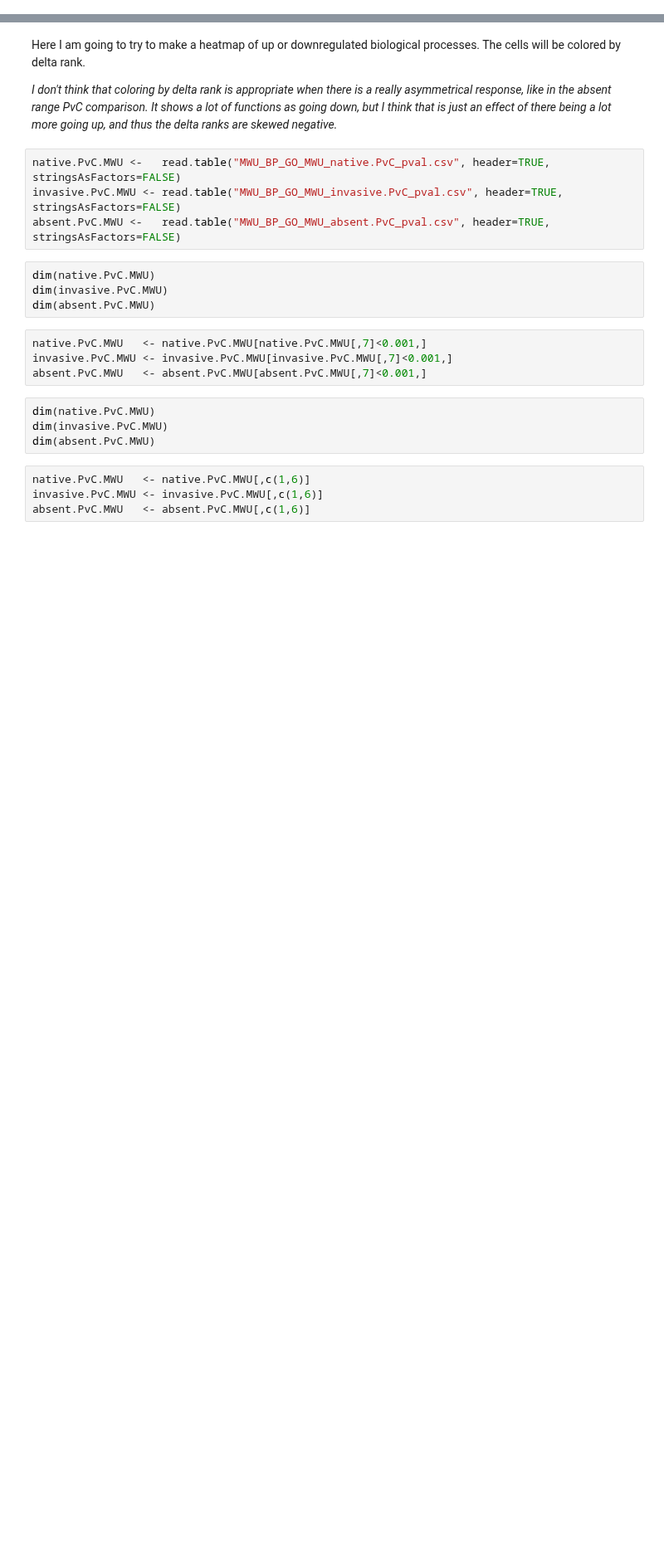
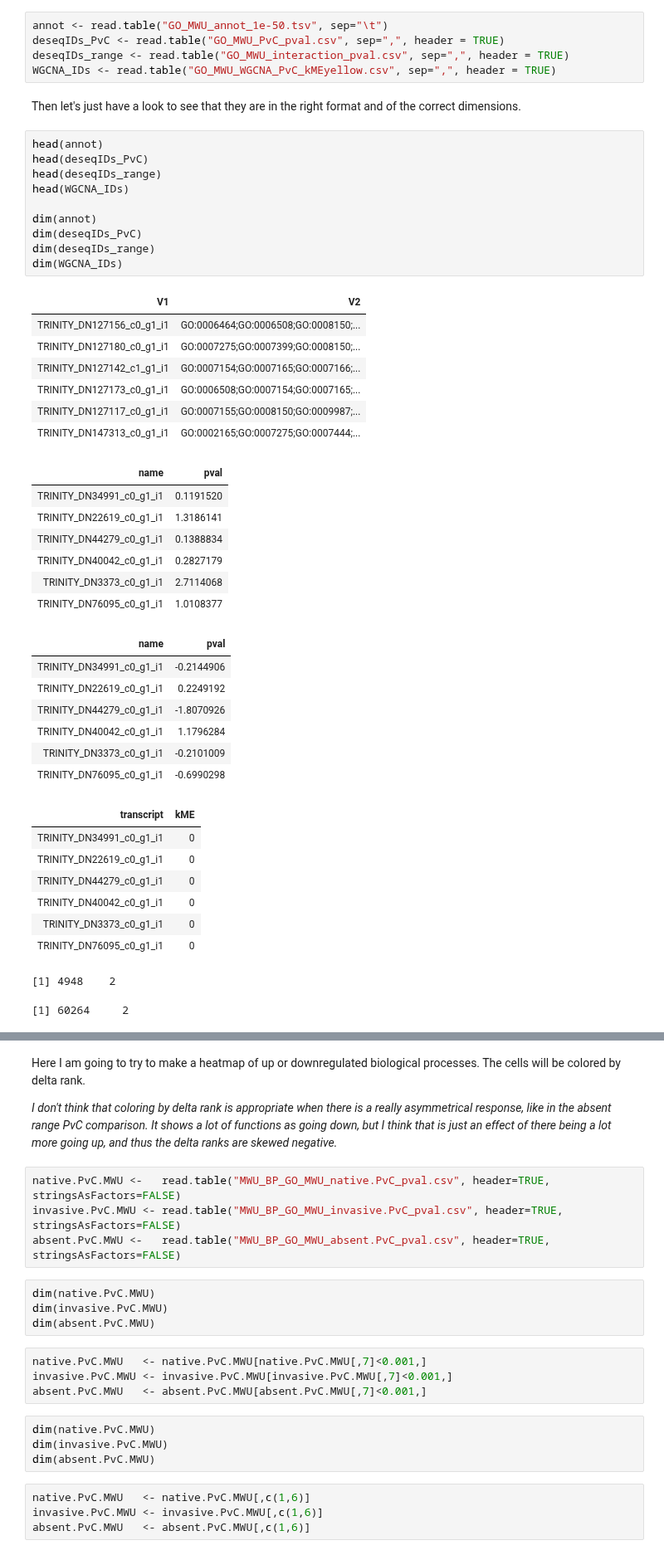
Before and after one commit to tepoltlab/RhithroLoxo_DE, a Jupyter notebook: GO_MWU/GO_MWU.ipynb, the cells around one changed output, grey strips where cells are left out. Shown at 83% size. Saved outputs shown, nothing was run; the diff lists cells and outputs as text; blank space fills up the shorter version.

```diff
--- a/GO_MWU/GO_MWU.ipynb
+++ b/GO_MWU/GO_MWU.ipynb
@@ -12,0 +15,48 @@ Also, before running this, you need to have already run the differential express
+# %%
+annot <- read.table("GO_MWU_annot_1e-50.tsv", sep="\t")
+deseqIDs_PvC <- read.table("GO_MWU_PvC_pval.csv", sep=",", header = TRUE)
+deseqIDs_range <- read.table("GO_MWU_interaction_pval.csv", sep=",", header = TRUE)
+WGCNA_IDs <- read.table("GO_MWU_WGCNA_PvC_kMEyellow.csv", sep=",", header = TRUE)
+# %% [markdown]
+Then let's just have a look to see that they are in the right format and of the correct dimensions.
+# %%
+head(annot)
+head(deseqIDs_PvC)
+head(deseqIDs_range)
+head(WGCNA_IDs)
+
+dim(annot)
+dim(deseqIDs_PvC)
+dim(deseqIDs_range)
+dim(WGCNA_IDs)
+# %% [output]
+| V1 | V2 |
+| TRINITY_DN127156_c0_g1_i1 | GO:0006464;GO:0006508;GO:0008150;... |
+| TRINITY_DN127180_c0_g1_i1 | GO:0007275;GO:0007399;GO:0008150;... |
+| TRINITY_DN127142_c1_g1_i1 | GO:0007154;GO:0007165;GO:0007166;... |
+| TRINITY_DN127173_c0_g1_i1 | GO:0006508;GO:0007154;GO:0007165;... |
+| TRINITY_DN127117_c0_g1_i1 | GO:0007155;GO:0008150;GO:0009987;... |
+| TRINITY_DN147313_c0_g1_i1 | GO:0002165;GO:0007275;GO:0007444;... |
+| name | pval |
+| TRINITY_DN34991_c0_g1_i1 | 0.1191520 |
+| TRINITY_DN22619_c0_g1_i1 | 1.3186141 |
+| TRINITY_DN44279_c0_g1_i1 | 0.1388834 |
+| TRINITY_DN40042_c0_g1_i1 | 0.2827179 |
+| TRINITY_DN3373_c0_g1_i1 | 2.7114068 |
+| TRINITY_DN76095_c0_g1_i1 | 1.0108377 |
+| name | pval |
+| TRINITY_DN34991_c0_g1_i1 | -0.2144906 |
+| TRINITY_DN22619_c0_g1_i1 | 0.2249192 |
+| TRINITY_DN44279_c0_g1_i1 | -1.8070926 |
+| TRINITY_DN40042_c0_g1_i1 | 1.1796284 |
+| TRINITY_DN3373_c0_g1_i1 | -0.2101009 |
+| TRINITY_DN76095_c0_g1_i1 | -0.6990298 |
+| transcript | kME |
+| TRINITY_DN34991_c0_g1_i1 | 0 |
+| TRINITY_DN22619_c0_g1_i1 | 0 |
+| TRINITY_DN44279_c0_g1_i1 | 0 |
+| TRINITY_DN40042_c0_g1_i1 | 0 |
+| TRINITY_DN3373_c0_g1_i1 | 0 |
+| TRINITY_DN76095_c0_g1_i1 | 0 |
+[1] 4948    2
+[1] 60264     2
```
Also changed, not shown: parts of 12 cells of this notebook, 53 other files.
